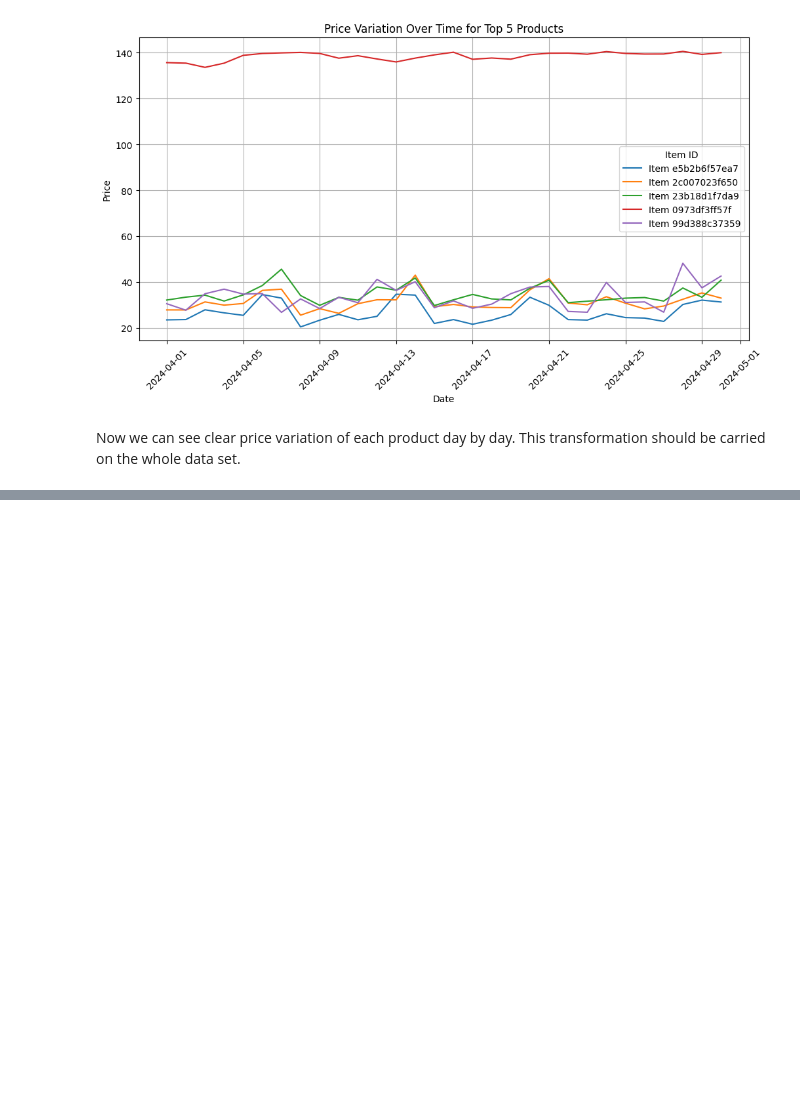
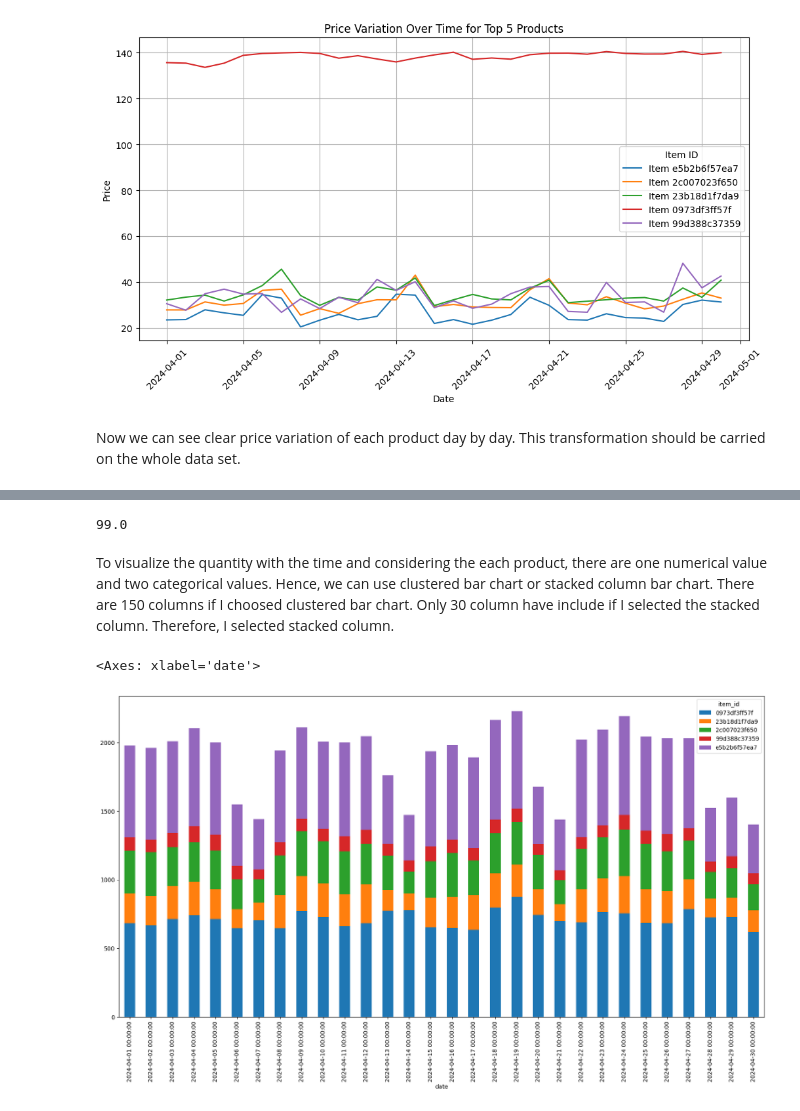
Before and after one commit to Nipuna-Tennakoon/sales-data-analysis, a Jupyter notebook: eda-visualization.ipynb, the cells around one changed output, grey strips where cells are left out. Cells and saved outputs as stored; diff of their text form; code cells hidden in the pictures; blank space fills up the shorter version.

```diff
--- a/eda-visualization.ipynb
+++ b/eda-visualization.ipynb
@@ -305,0 +288,5 @@ plt.grid(True)
+# %%
+#we can visualize the quantities of each products sold daily basis
+#lets group the data set by date, product and the quantity
+qnty_df = month_df.groupby(['date','item_id'])['quantity'].sum().reset_index()
+qnty_df
@@ -305,0 +307,15 @@ plt.grid(True)
+# %%
+#i wanted to cross check my previous code
+month_df[month_df['date']=='2024-04-01'][month_df['item_id']=='99d388c37359']['quantity'].sum()
+# %% [output]
+99.0
+# %% [markdown]
+To visualize the quantity with the time and considering the each product, there are one numerical value and two categorical values. Hence, we can use clustered bar chart or stacked column bar chart. There are 150 columns if I choosed clustered bar chart. Only 30 column have include if I selected the stacked column. Therefore, I selected stacked column.
+# %%
+#plot stcked column chart
+#need to create a pivot chart here
+pivt_df = qnty_df.pivot(index='date',columns='item_id',values='quantity').fillna(0)
+pivt_df.plot(kind='bar',stacked=True,figsize=(20,10))
+# %% [output]
+<Axes: xlabel='date'>
+[figure, added]
```
Also changed, not shown: parts of 2 cells of this notebook.
